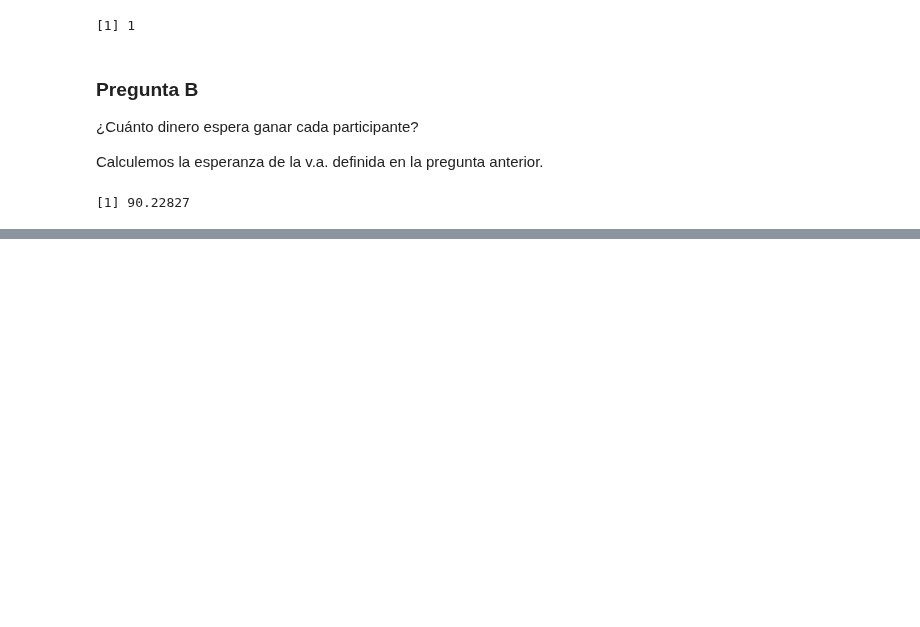
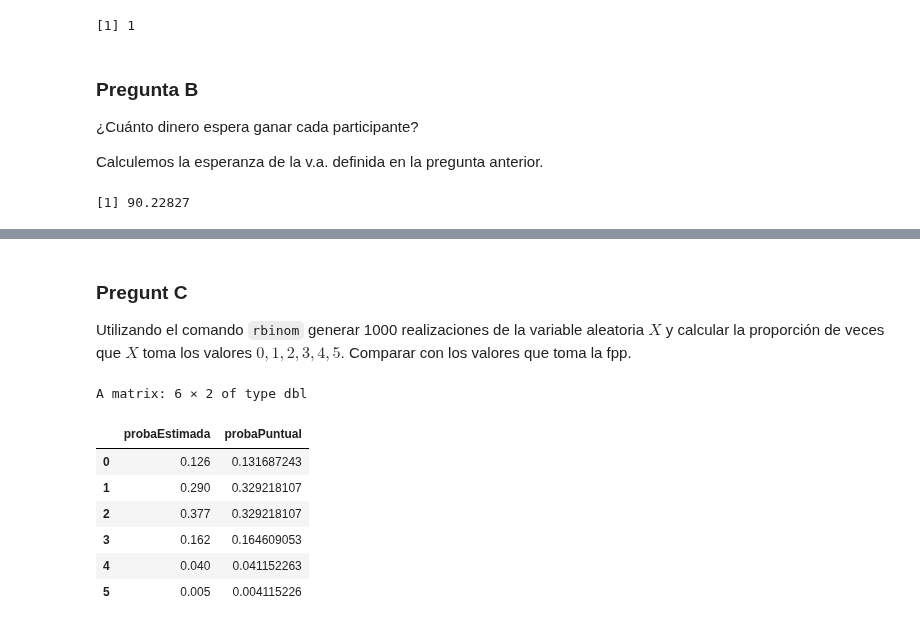
Before and after one commit to honi/uba-probabilidad-y-estadistica, a Jupyter notebook: Soluciones/Práctica2.ipynb, the cells around one changed output, grey strips where cells are left out. Drawn from its saved outputs; the diff is of its cells as text; code cells hidden in the pictures; blank space fills up the shorter version.

```diff
--- a/Soluciones/Práctica2.ipynb
+++ b/Soluciones/Práctica2.ipynb
@@ -839,0 +868,20 @@ sum(ganancia * probaPuntual)
+# %% [markdown]
+### Pregunt C
+
+Utilizando el comando `rbinom` generar 1000 realizaciones de la variable aleatoria $X$ y calcular la proporción de veces que $X$ toma los valores $0, 1, 2, 3, 4,5$. Comparar con los valores que toma la fpp.
+# %%
+r = 1000 # realizaciones
+n = 5
+p = 1/3
+probaEstimada = table(rbinom(r, n, p)) / r
+probaPuntual = dbinom(0:n, n, p)
+cbind(probaEstimada, probaPuntual)
+# %% [output]
+A matrix: 6 × 2 of type dbl
+|  | probaEstimada | probaPuntual |
+| 0 | 0.126 | 0.131687243 |
+| 1 | 0.290 | 0.329218107 |
+| 2 | 0.377 | 0.329218107 |
+| 3 | 0.162 | 0.164609053 |
+| 4 | 0.040 | 0.041152263 |
+| 5 | 0.005 | 0.004115226 |
```
Also changed, not shown: parts of 5 cells of this notebook.
